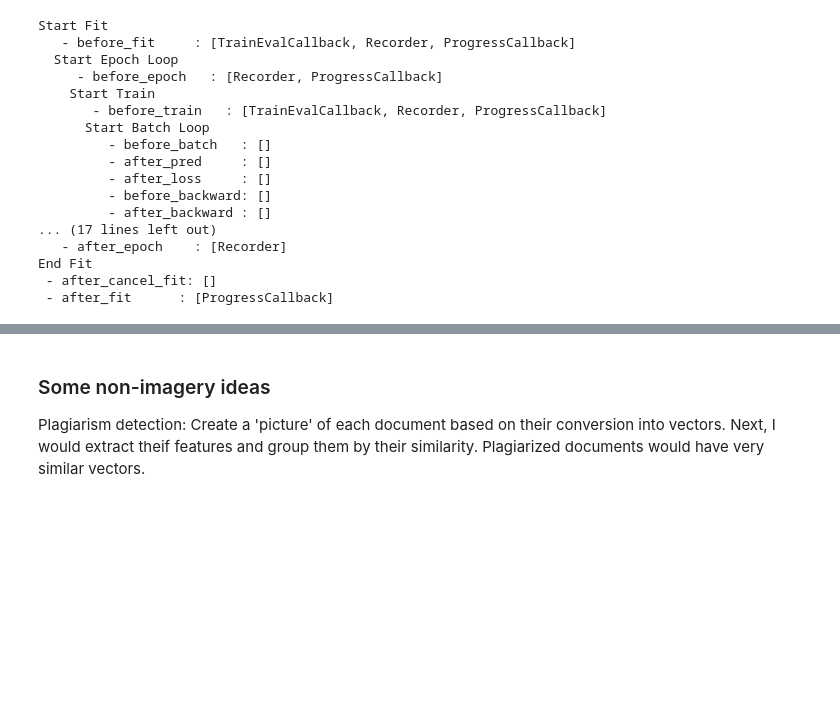
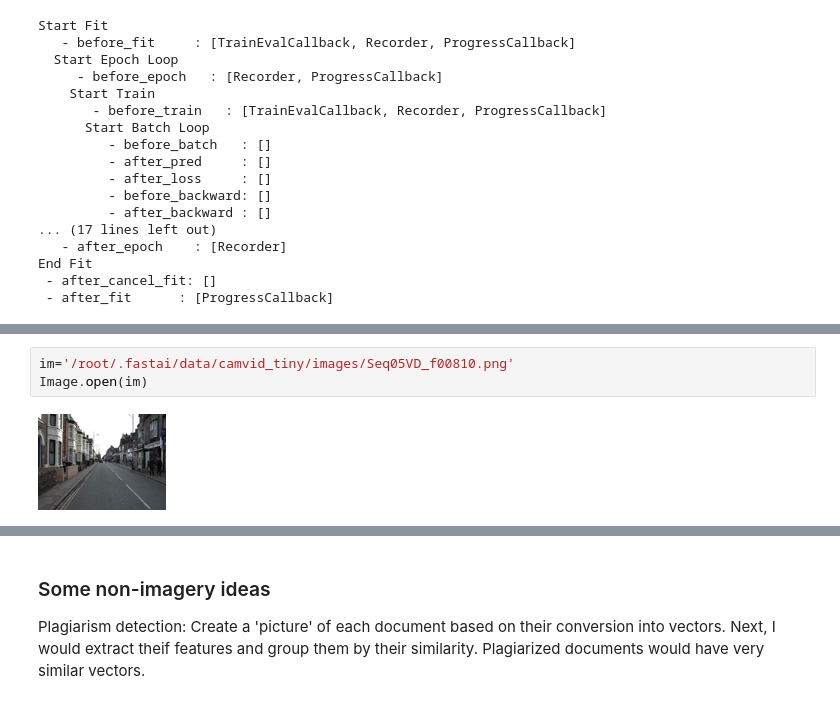
Before and after one commit to nisacharan/course-v4, a Jupyter notebook: book-notes/ch1.ipynb, the cells around one changed output, grey strips where cells are left out. Drawn from its saved outputs; the diff is of its cells as text; blank space fills up the shorter version.

```diff
--- a/book-notes/ch1.ipynb
+++ b/book-notes/ch1.ipynb
@@ -223,0 +289,5 @@ End Fit
+# %%
+im='/root/.fastai/data/camvid_tiny/images/Seq05VD_f00810.png'
+Image.open(im)
+# %% [output]
+[figure, added]
```
Also changed, not shown: parts of 60 cells of this notebook.
